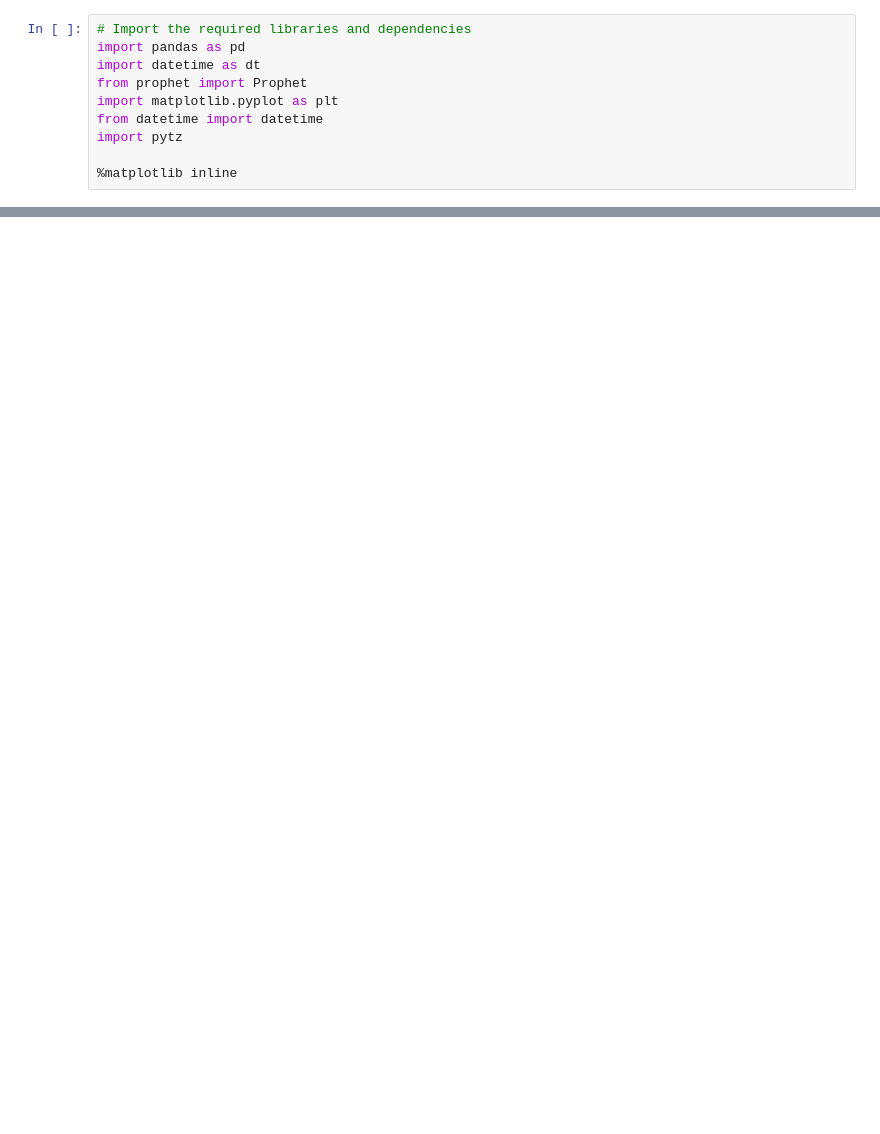
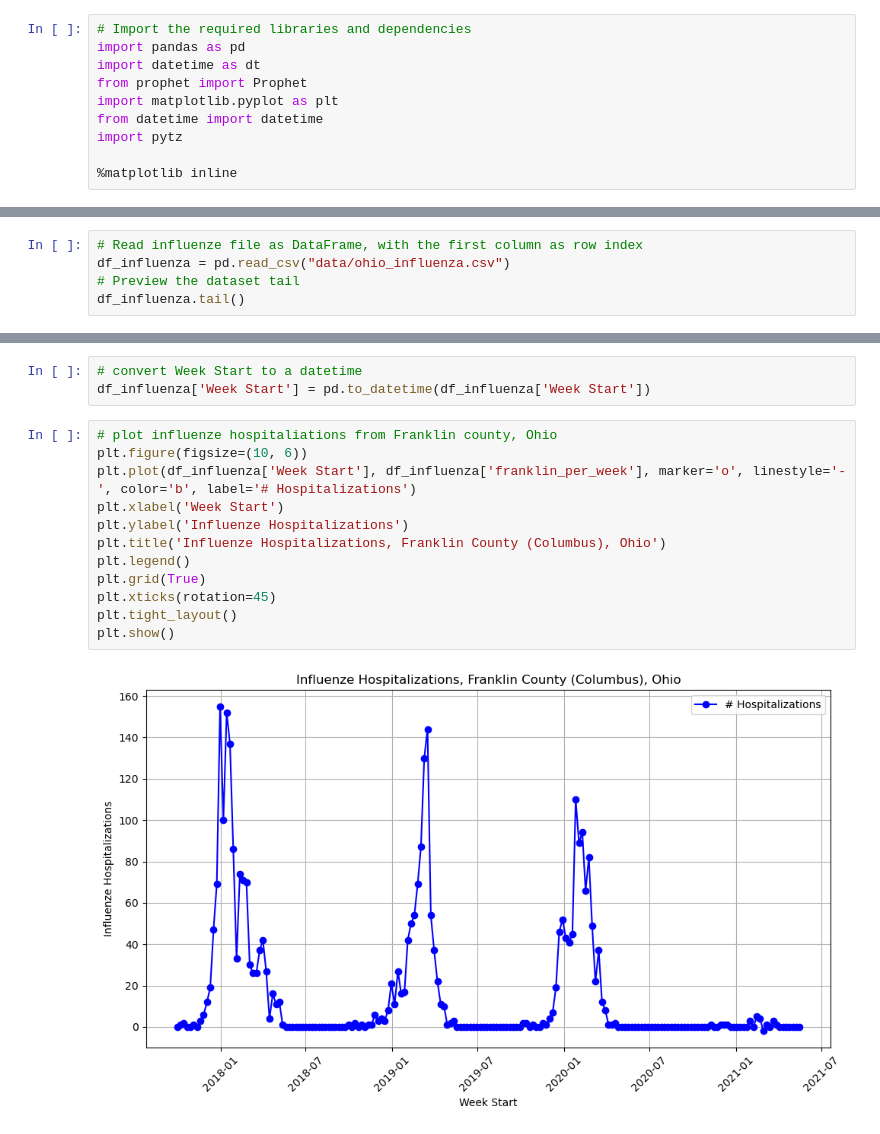
Before and after one commit to brian-campbell/ai-bootcamp-project-1, a Jupyter notebook: project-1-mike-2.ipynb, the cells around one changed output, grey strips where cells are left out. Drawn from its saved outputs; the diff is of its cells as text; blank space fills up the shorter version.

```diff
--- a/project-1-mike-2.ipynb
+++ b/project-1-mike-2.ipynb
@@ -337,0 +128,5 @@ merged_df['Average Temp'].corr(merged_df['franklin_per_month'])
+# %%
+# Read influenze file as DataFrame, with the first column as row index
+df_influenza = pd.read_csv("data/ohio_influenza.csv")
+# Preview the dataset tail
+df_influenza.tail()
@@ -337,0 +161,17 @@ merged_df['Average Temp'].corr(merged_df['franklin_per_month'])
+# %%
+# convert Week Start to a datetime
+df_influenza['Week Start'] = pd.to_datetime(df_influenza['Week Start'])
+# %%
+# plot influenze hospitaliations from Franklin county, Ohio
+plt.figure(figsize=(10, 6))
+plt.plot(df_influenza['Week Start'], df_influenza['franklin_per_week'], marker='o', linestyle='-', color='b', label='# Hospitalizations')
+plt.xlabel('Week Start')
+plt.ylabel('Influenze Hospitalizations')
+plt.title('Influenze Hospitalizations, Franklin County (Columbus), Ohio')
+plt.legend()
+plt.grid(True)
+plt.xticks(rotation=45)
+plt.tight_layout()
+plt.show()
+# %% [output]
+[figure, added]
```
Also changed, not shown: parts of 60 cells of this notebook.
